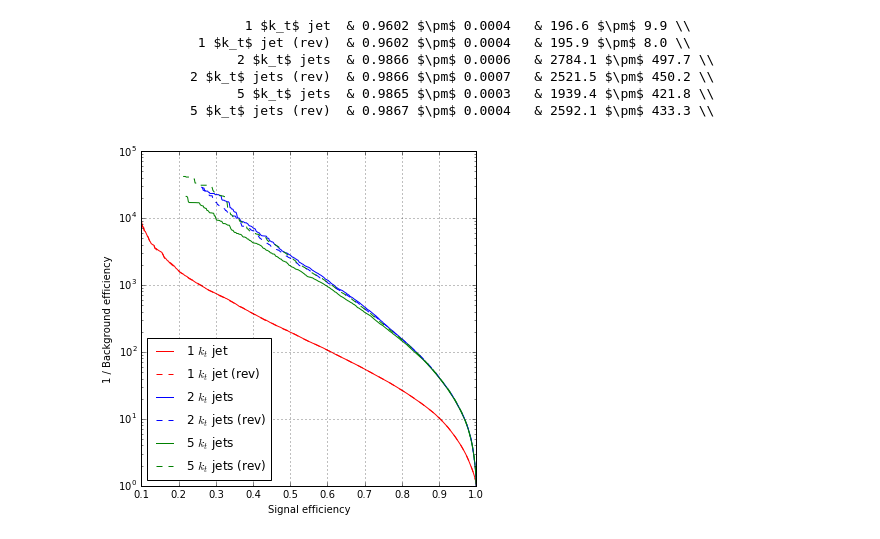
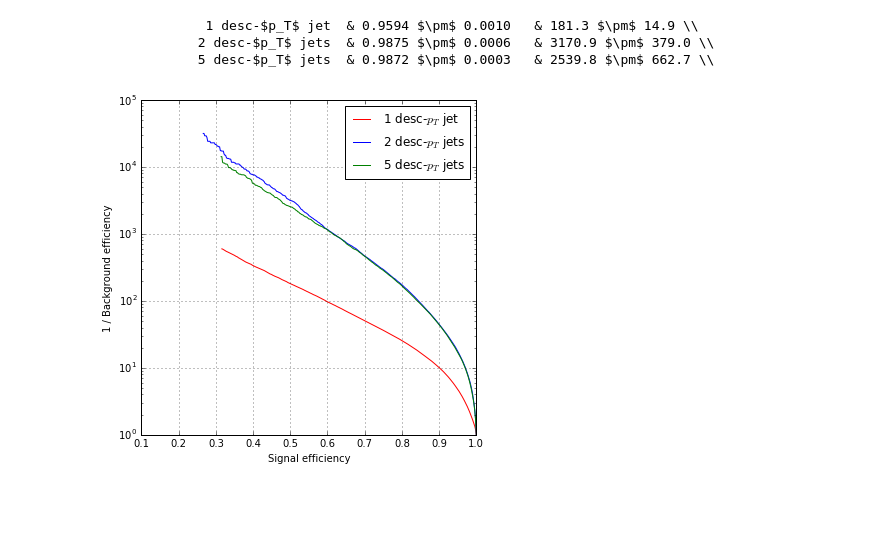
Before and after one commit to glouppe/recnn, a Jupyter notebook: notebooks/event-study.ipynb, the cells around one changed output. Saved outputs shown, nothing was run; the diff lists cells and outputs as text; code cells hidden in the pictures; blank space fills up the shorter version.

```diff
--- a/notebooks/event-study.ipynb
+++ b/notebooks/event-study.ipynb
@@ -92,3 +92,21 @@ def report_score(rocs, fprs, tprs, label, latex=False):
                np.std(rocs),
                np.mean(inv_fprs[:, 225]),
                np.std(inv_fprs[:, 225])))
+# %%
+for n_jets in [1, 2, 5]:
+    for pattern, label, color in [
+            ("antikt-kt", "particles", "r"),
+            ("antikt-kt-towers", "towers", "g"),
+            ("antikt-kt-towers-pflow", "towers+pflow", "b"),
+        ]:
+
+    #     r, f, t = evaluate_models("../models/event-study/predictions/predictions-e-full-%s-%d-*.pickle" % (pattern, n_jets))
+    #     plot_rocs(r, f, t, label=label, color=color, show_all=False)
+    #     report_score(r, f, t, label=label, latex=True)
+
+        r, f, t = evaluate_models("../models/event-study/predictions-reversed/predictions-e-full-%s-%d-*.pickle" % (pattern, n_jets))
+        plot_rocs(r, f, t, label=label, color=color, show_all=False)
+        report_score(r, f, t, label=str(n_jets) + " & " + label, latex=True)
+
+    plt.title("%d $k_t$ jets" % n_jets)
+    plot_show()
@@ -95,26 +126,23 @@ def report_score(rocs, fprs, tprs, label, latex=False):
 # %%
 for pattern, n_jets, label, color in [
-        ("antikt-kt", 1, "1 $k_t$ jet", "r"),
-        ("antikt-kt", 2, "2 $k_t$ jets", "b"),
-        ("antikt-kt", 5, "5 $k_t$ jets", "g")
+        ("antikt-seqpt-reversed", 1, "1 desc-$p_T$ jet", "r"),
+        ("antikt-seqpt-reversed", 2, "2 desc-$p_T$ jets", "b"),
+        ("antikt-seqpt-reversed", 5, "5 desc-$p_T$ jets", "g")
     ]:
 
-    r, f, t = evaluate_models("../models/event-study/predictions/predictions-e-full-%s-%d-*.pickle" % (pattern, n_jets))
+#     r, f, t = evaluate_models("../models/event-study/predictions/predictions-e-full-%s-%d-*.pickle" % (pattern, n_jets))
+#     plot_rocs(r, f, t, label=label, color=color, show_all=False)
+#     report_score(r, f, t, label=label, latex=True)
+
+    r, f, t = evaluate_models("../models/event-study/predictions-reversed/predictions-e-full-%s-%d-*.pickle" % (pattern, n_jets))
     plot_rocs(r, f, t, label=label, color=color, show_all=False)
     report_score(r, f, t, label=label, latex=True)
 
-    r, f, t = evaluate_models("../models/event-study/predictions-reversed/predictions-e-full-%s-%d-*.pickle" % (pattern, n_jets))
-    plot_rocs(r, f, t, label=label + " (rev)", color=color + "--", show_all=False)
-    report_score(r, f, t, label=label + " (rev)", latex=True)
-
 plot_show()
 # %% [output]
-                   1 $k_t$ jet  & 0.9602 $\pm$ 0.0004   & 196.6 $\pm$ 9.9 \\
-             1 $k_t$ jet (rev)  & 0.9602 $\pm$ 0.0004   & 195.9 $\pm$ 8.0 \\
-                  2 $k_t$ jets  & 0.9866 $\pm$ 0.0006   & 2784.1 $\pm$ 497.7 \\
-            2 $k_t$ jets (rev)  & 0.9866 $\pm$ 0.0007   & 2521.5 $\pm$ 450.2 \\
-                  5 $k_t$ jets  & 0.9865 $\pm$ 0.0003   & 1939.4 $\pm$ 421.8 \\
-            5 $k_t$ jets (rev)  & 0.9867 $\pm$ 0.0004   & 2592.1 $\pm$ 433.3 \\
+              1 desc-$p_T$ jet  & 0.9594 $\pm$ 0.0010   & 181.3 $\pm$ 14.9 \\
+             2 desc-$p_T$ jets  & 0.9875 $\pm$ 0.0006   & 3170.9 $\pm$ 379.0 \\
+             5 desc-$p_T$ jets  & 0.9872 $\pm$ 0.0003   & 2539.8 $\pm$ 662.7 \\
-[figure, old version]
+[figure, new version]
 # %%
 for pattern, n_jets, label, color in [
```
Also changed, not shown: parts of 4 cells of this notebook, 2 other files.
